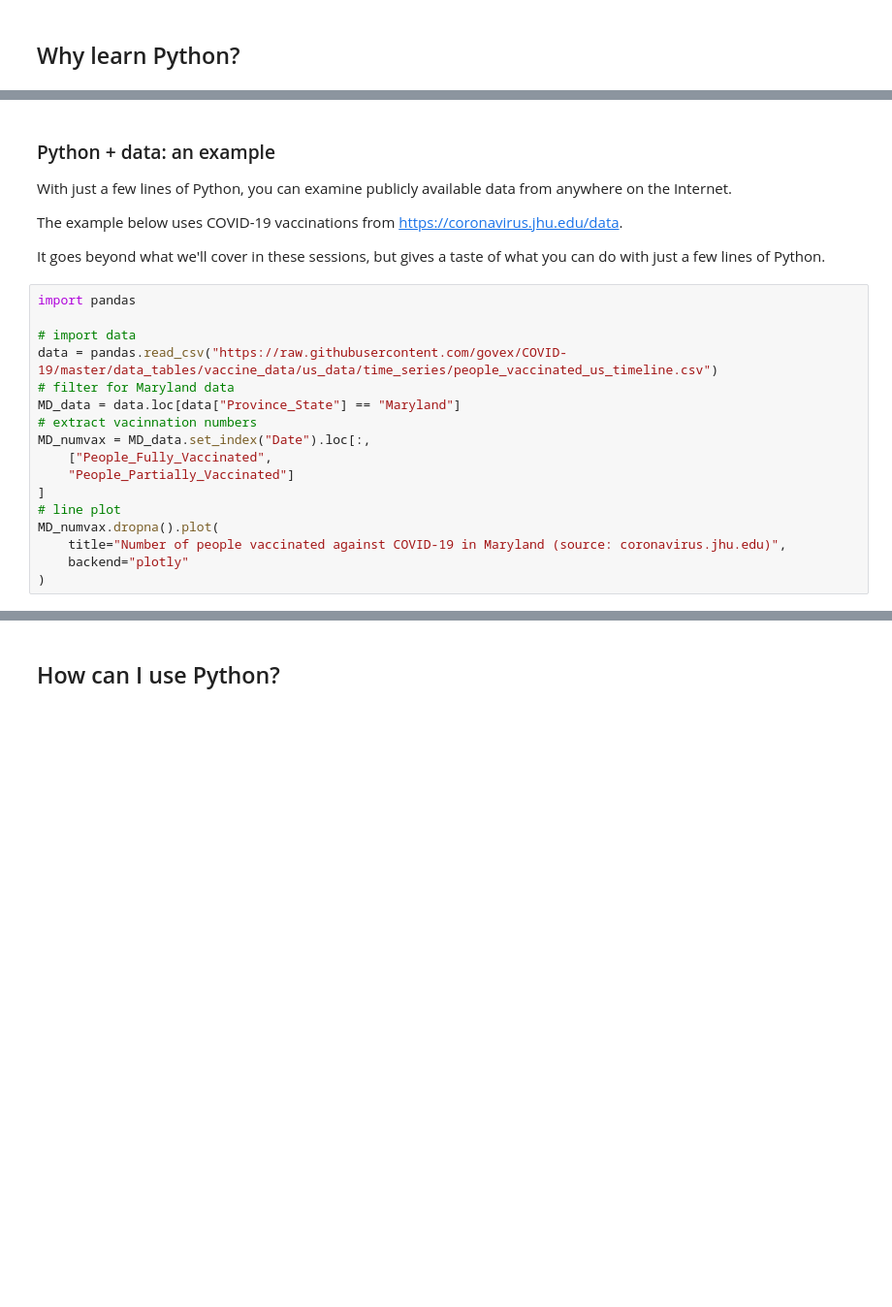
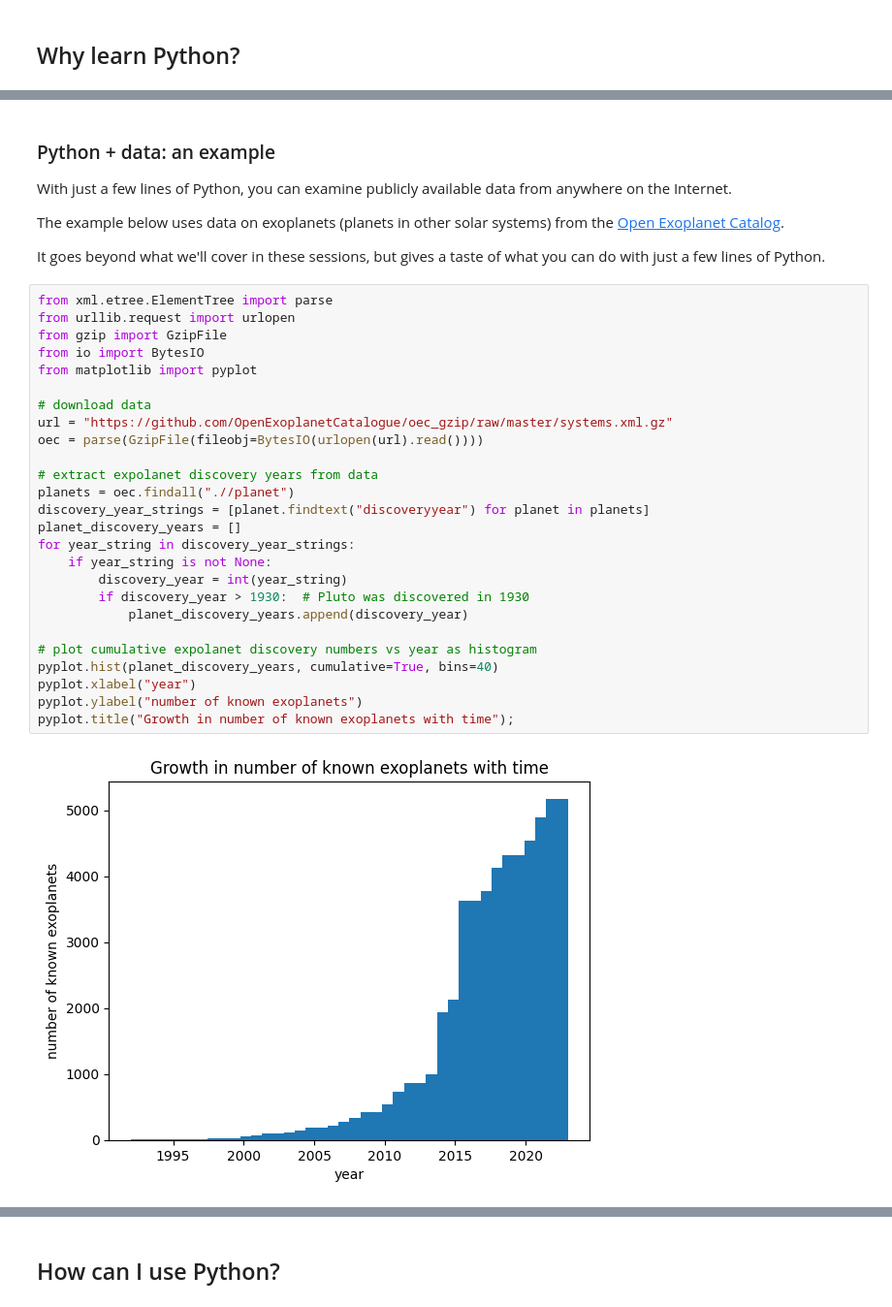
Before and after one commit to dbeller8/URSCA-Python, a Jupyter notebook: URSCA-Python-Intro-I.ipynb, the cells around one changed output, grey strips where cells are left out. Shown: that part at 97% size. Drawn from its saved outputs; the diff is of its cells as text; blank space fills up the shorter version.

Commit message:
fix broken image links and replace d ata example

```diff
--- a/URSCA-Python-Intro-I.ipynb
+++ b/URSCA-Python-Intro-I.ipynb
@@ -111,26 +111,37 @@ Python is a <span class="new_term">computer programming language</span>: <br><sp
 
 With just a few lines of Python, you can examine publicly available data from anywhere on the Internet.
 
-The example below uses COVID-19 vaccinations from https://coronavirus.jhu.edu/data.
+The example below uses data on exoplanets (planets in other solar systems) from the [Open Exoplanet Catalog](https://github.com/OpenExoplanetCatalogue/open_exoplanet_catalogue).
 
 It goes beyond what we'll cover in these sessions, but gives a taste of what you can do with just a few lines of Python.
-# %%
-import pandas
-
-# import data
-data = pandas.read_csv("https://raw.githubusercontent.com/govex/COVID-19/master/data_tables/vaccine_data/us_data/time_series/people_vaccinated_us_timeline.csv")
-# filter for Maryland data
-MD_data = data.loc[data["Province_State"] == "Maryland"]
-# extract vacinnation numbers
-MD_numvax = MD_data.set_index("Date").loc[:,
-    ["People_Fully_Vaccinated",
-    "People_Partially_Vaccinated"]
-]
-# line plot
-MD_numvax.dropna().plot(
-    title="Number of people vaccinated against COVID-19 in Maryland (source: coronavirus.jhu.edu)",
-    backend="plotly"
-)
+# %%
+from xml.etree.ElementTree import parse
+from urllib.request import urlopen
+from gzip import GzipFile
+from io import BytesIO
+from matplotlib import pyplot
+
+# download data
+url = "https://github.com/OpenExoplanetCatalogue/oec_gzip/raw/master/systems.xml.gz"
+oec = parse(GzipFile(fileobj=BytesIO(urlopen(url).read())))
+
+# extract expolanet discovery years from data
+planets = oec.findall(".//planet")
+discovery_year_strings = [planet.findtext("discoveryyear") for planet in planets]
+planet_discovery_years = []
+for year_string in discovery_year_strings:
+    if year_string is not None:
+        discovery_year = int(year_string)
+        if discovery_year > 1930:  # Pluto was discovered in 1930
+            planet_discovery_years.append(discovery_year)
+
+# plot cumulative expolanet discovery numbers vs year as histogram
+pyplot.hist(planet_discovery_years, cumulative=True, bins=40)
+pyplot.xlabel("year")
+pyplot.ylabel("number of known exoplanets")
+pyplot.title("Growth in number of known exoplanets with time");
+# %% [output]
+[figure, added]
 # %% [markdown]
 ## Goals for these sessions
 
```
Also changed, not shown: parts of 57 cells of this notebook.
